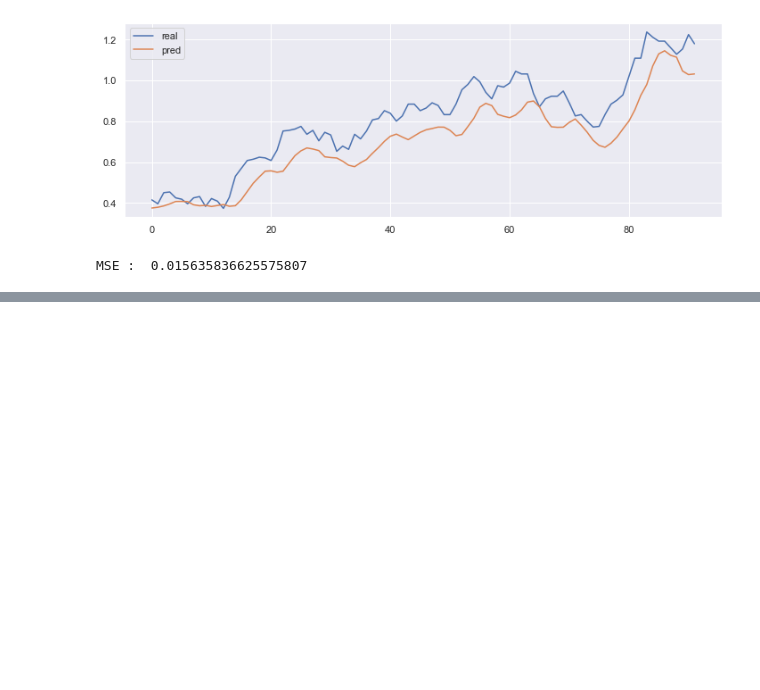
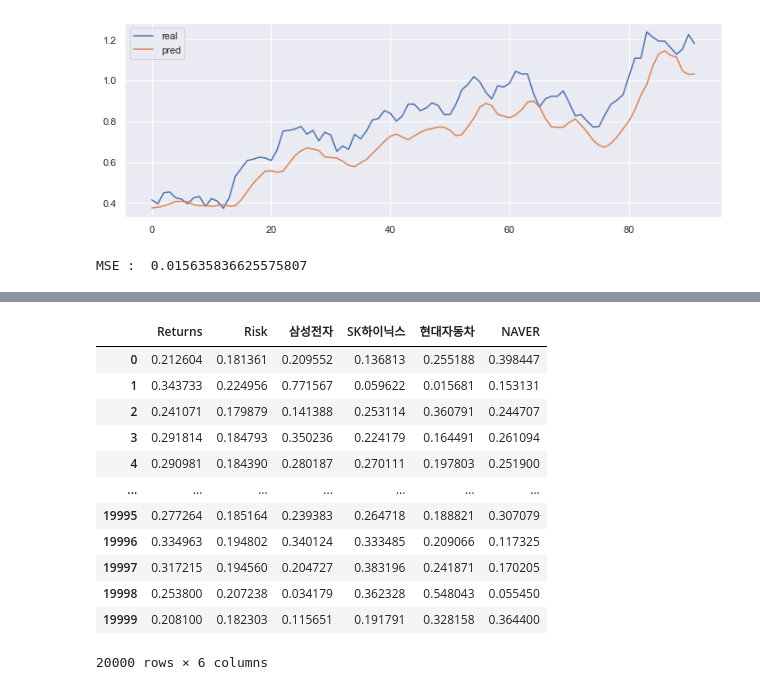
Before and after one commit to choisangh/STUDY, a Jupyter notebook: finance/금융_공학_12일차.ipynb, the cells around one changed output, grey strips where cells are left out. Saved outputs shown, nothing was run; the diff lists cells and outputs as text; code cells hidden in the pictures; blank space fills up the shorter version.

```diff
--- a/finance/금융_공학_12일차.ipynb
+++ b/finance/금융_공학_12일차.ipynb
@@ -817,0 +918,42 @@ MSE :  0.015635836625575807
+# %%
+
+daily_ret = df.pct_change()
+annual_ret = daily_ret.mean() * 252
+daily_cov = daily_ret.cov()
+annual_cov = daily_cov * 252
+
+port_ret = []
+port_risk = []
+port_weights = []
+
+for _ in range(20000):
+    weights = np.random.random(len(stocks)) #포트폴리오 편입 비중 랜덤으로 계속 돌린다. -> 모든 경우의 수 찾기
+    weights /= np.sum(weights)
+
+    returns = np.dot(weights, annual_ret)
+    risk = np.sqrt(np.dot(weights.T, np.dot(annual_cov, weights)))
+
+    port_ret.append(returns)
+    port_risk.append(risk)
+    port_weights.append(weights)
+
+portfolio = {'Returns': port_ret, 'Risk': port_risk}
+for i, s in enumerate(stocks):
+    portfolio[s] = [weight[i] for weight in port_weights]
+df = pd.DataFrame(portfolio)
+df = df[['Returns', 'Risk'] + [s for s in stocks]]
+df
+# %% [output]
+|  | Returns | Risk | 삼성전자 | SK하이닉스 | 현대자동차 | NAVER |
+| 0 | 0.212604 | 0.181361 | 0.209552 | 0.136813 | 0.255188 | 0.398447 |
+| 1 | 0.343733 | 0.224956 | 0.771567 | 0.059622 | 0.015681 | 0.153131 |
+| 2 | 0.241071 | 0.179879 | 0.141388 | 0.253114 | 0.360791 | 0.244707 |
+| 3 | 0.291814 | 0.184793 | 0.350236 | 0.224179 | 0.164491 | 0.261094 |
+| 4 | 0.290981 | 0.184390 | 0.280187 | 0.270111 | 0.197803 | 0.251900 |
+| ... | ... | ... | ... | ... | ... | ... |
+| 19995 | 0.277264 | 0.185164 | 0.239383 | 0.264718 | 0.188821 | 0.307079 |
+| 19996 | 0.334963 | 0.194802 | 0.340124 | 0.333485 | 0.209066 | 0.117325 |
+| 19997 | 0.317215 | 0.194560 | 0.204727 | 0.383196 | 0.241871 | 0.170205 |
+| 19998 | 0.253800 | 0.207238 | 0.034179 | 0.362328 | 0.548043 | 0.055450 |
+| 19999 | 0.208100 | 0.182303 | 0.115651 | 0.191791 | 0.328158 | 0.364400 |
+20000 rows × 6 columns
```
Also changed, not shown: parts of 40 cells of this notebook.
